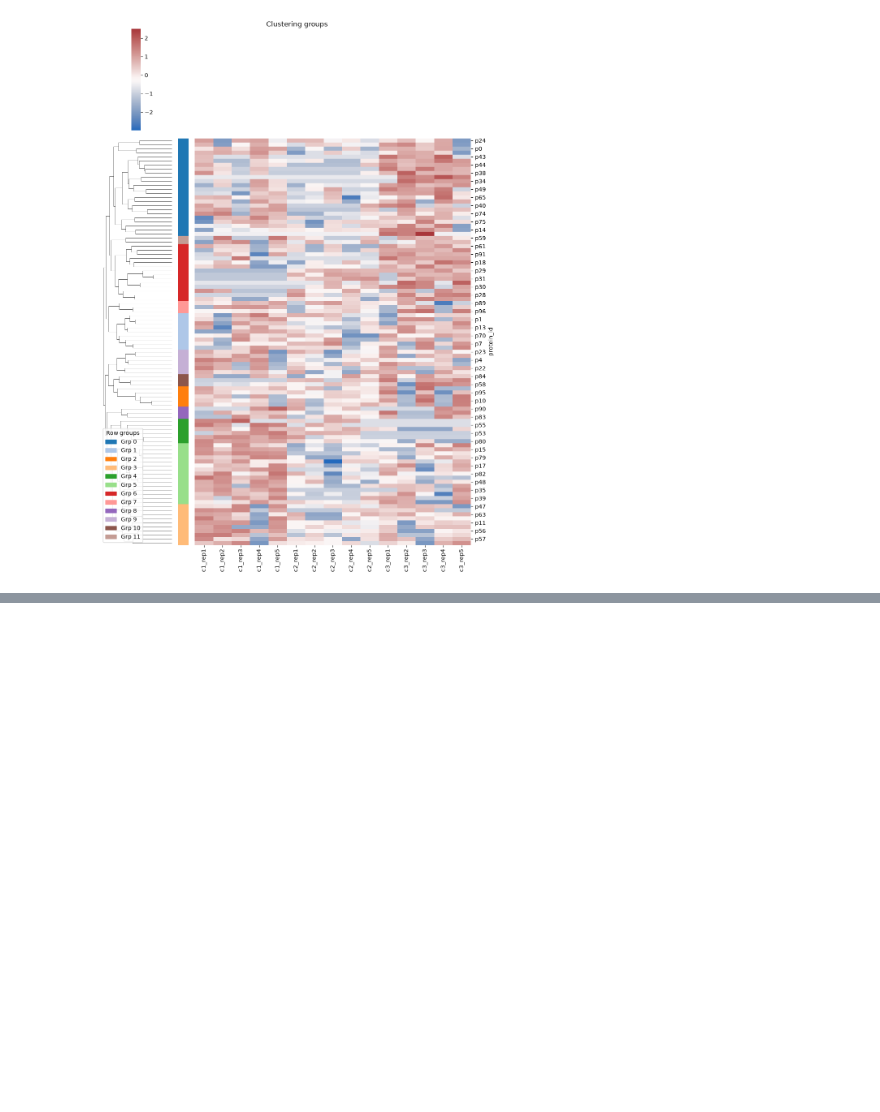
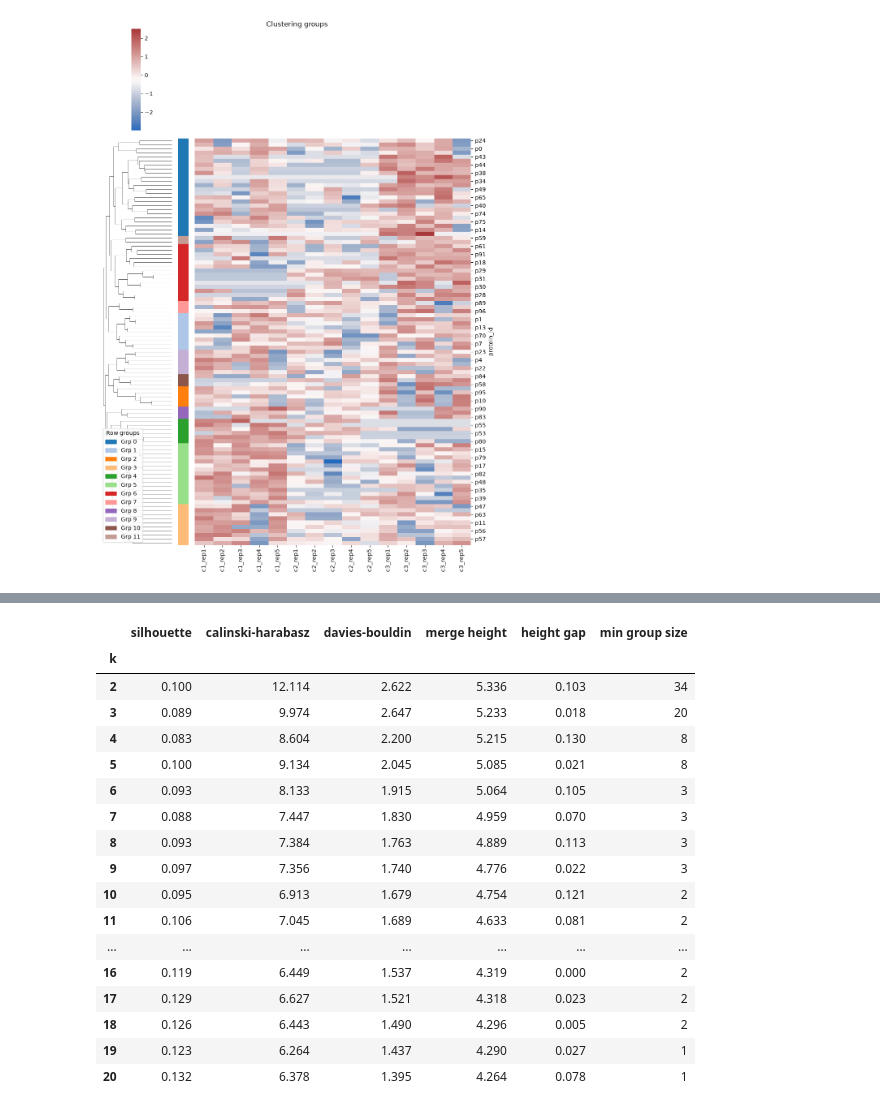
Before and after one commit to dialectos-ai/omicspylib, a Jupyter notebook: docs/notebooks/hierrarchically-clustered-heatmap.ipynb, the cells around one changed output, grey strips where cells are left out. Drawn from its saved outputs; the diff is of its cells as text; code cells hidden in the pictures; blank space fills up the shorter version.

Commit message:
include metrics for cluster membership stability

```diff
--- a/docs/notebooks/hierrarchically-clustered-heatmap.ipynb
+++ b/docs/notebooks/hierrarchically-clustered-heatmap.ipynb
@@ -75,0 +83,8 @@ plt.show()
+# %%
+from omicspylib import ClusterDiagnostics
+
+heatmap = HierarchicallyClusteredHeatmap(min_frequency=5, n_row_clusters=10, n_col_clusters=3)
+result = heatmap.eval(data=hm_inputs)
+plt.close(result.g.figure)  # same heatmap as above, no need to show it again
+
+diagnostics = ClusterDiagnostics(k_range=range(2, 21)).eval(result)
@@ -75,0 +165,21 @@ plt.show()
+# %%
+diagnostics.row_k_scan.round(3)
+# %% [output]
+|  | silhouette | calinski-harabasz | davies-bouldin | merge height | height gap | min group size |
+| k |  |  |  |  |  |  |
+| 2 | 0.100 | 12.114 | 2.622 | 5.336 | 0.103 | 34 |
+| 3 | 0.089 | 9.974 | 2.647 | 5.233 | 0.018 | 20 |
+| 4 | 0.083 | 8.604 | 2.200 | 5.215 | 0.130 | 8 |
+| 5 | 0.100 | 9.134 | 2.045 | 5.085 | 0.021 | 8 |
+| 6 | 0.093 | 8.133 | 1.915 | 5.064 | 0.105 | 3 |
+| 7 | 0.088 | 7.447 | 1.830 | 4.959 | 0.070 | 3 |
+| 8 | 0.093 | 7.384 | 1.763 | 4.889 | 0.113 | 3 |
+| 9 | 0.097 | 7.356 | 1.740 | 4.776 | 0.022 | 3 |
+| 10 | 0.095 | 6.913 | 1.679 | 4.754 | 0.121 | 2 |
+| 11 | 0.106 | 7.045 | 1.689 | 4.633 | 0.081 | 2 |
+| ... | ... | ... | ... | ... | ... | ... |
+| 16 | 0.119 | 6.449 | 1.537 | 4.319 | 0.000 | 2 |
+| 17 | 0.129 | 6.627 | 1.521 | 4.318 | 0.023 | 2 |
+| 18 | 0.126 | 6.443 | 1.490 | 4.296 | 0.005 | 2 |
+| 19 | 0.123 | 6.264 | 1.437 | 4.290 | 0.027 | 1 |
+| 20 | 0.132 | 6.378 | 1.395 | 4.264 | 0.078 | 1 |
```
Also changed, not shown: parts of 14 cells of this notebook, 5 other files.
